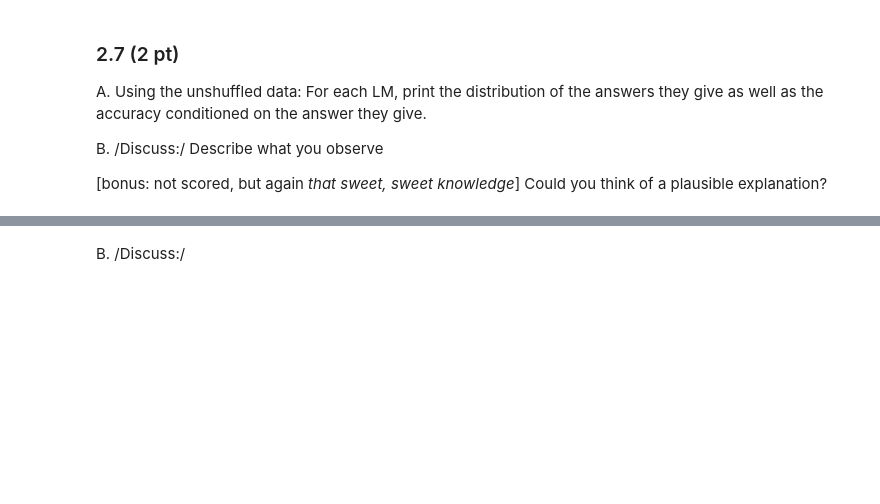
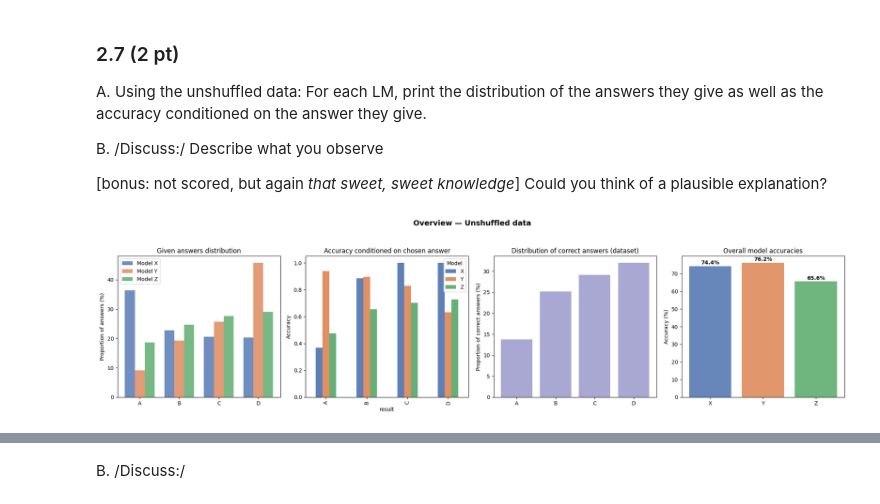
Before and after one commit to pepo040504/pepoblog, a Jupyter notebook: Homework/01_PROJECT_NEUTRALITY/analysis.ipynb, the cells around one changed output, grey strips where cells are left out. Saved outputs shown, nothing was run; the diff lists cells and outputs as text; code cells hidden in the pictures; blank space fills up the shorter version.

```diff
--- a/Homework/01_PROJECT_NEUTRALITY/analysis.ipynb
+++ b/Homework/01_PROJECT_NEUTRALITY/analysis.ipynb
@@ -298,4 +558,77 @@ B. /Discuss:/ Describe what you observe
 
 [bonus: not scored, but again _that sweet, sweet knowledge_] Could you think of a plausible explanation?
 # %%
-# A
+import pandas as pd
+import matplotlib.pyplot as plt
+import numpy as np
+
+# --- Carica dataset ---
+df = pd.read_csv("task_2/lm_scores_mmlu.csv")  # o lm_scores_mmlu_shuffle.csv
+title_prefix = "Unshuffled data"  # cambia in "Shuffled data" se serve
+
+# --- Crea figura con 4 sottografici orizzontali ---
+fig, axes = plt.subplots(1, 4, figsize=(20, 5))
+colors = ["#4c72b0", "#dd8452", "#55a868"]
+
+# =================================================================================
+# 1️⃣ DISTRIBUZIONE RISPOSTE DATE (COLONNE AFFIANCATE)
+# =================================================================================
+
+models = df["model_name"].unique()
+letters = ["A", "B", "C", "D"]
+bar_width = 0.25
+x = np.arange(len(letters))
+
+for i, model in enumerate(models):
+    # calcola proporzione risposte del modello
+    data = df[df["model_name"] == model]
+    prop = data["result"].value_counts(normalize=True).reindex(letters, fill_value=0) * 100
+    axes[0].bar(
+        x + i * bar_width,
+        prop.values,
+        width=bar_width,
+        label=f"Model {model}",
+        color=colors[i],
+        alpha=0.8,
+    )
+
+axes[0].set_xticks(x + bar_width)
+axes[0].set_xticklabels(letters)
+axes[0].set_ylabel("Proportion of answers (%)")
+axes[0].set_title("Given answers distribution")
+axes[0].legend()
+
+# =================================================================================
+# 2️⃣ ACCURATEZZA CONDIZIONATA ALL'OPZIONE SCELTA
+# =================================================================================
+acc_plot = df.groupby(["model_name", "result"])["correct"].mean().unstack()
+acc_plot = acc_plot.reindex(columns=letters)
+acc_plot.T.plot(kind="bar", ax=axes[1], color=colors, alpha=0.9)
+axes[1].set_title("Accuracy conditioned on chosen answer")
+axes[1].set_ylabel("Accuracy")
+axes[1].legend(title="Model")
+
+# =================================================================================
+# 3️⃣ DISTRIBUZIONE RISPOSTE CORRETTE NEL DATASET
+# =================================================================================
+prop_corr = df["answer"].value_counts(normalize=True).reindex(letters, fill_value=0) * 100
+axes[2].bar(letters, prop_corr.values, color="#9999cc", alpha=0.85)
+axes[2].set_title("Distribution of correct answers (dataset)")
+axes[2].set_ylabel("Proportion of correct answers (%)")
+
+# =================================================================================
+# 4️⃣ ACCURATEZZA COMPLESSIVA PER MODELLO
+# =================================================================================
+acc_total = df.groupby("model_name")["correct"].mean() * 100
+axes[3].bar(acc_total.index, acc_total.values, color=colors, alpha=0.85)
+for i, v in enumerate(acc_total.values):
+    axes[3].text(i, v + 1, f"{v:.1f}%", ha="center", fontweight="bold")
+axes[3].set_title("Overall model accuracies")
+axes[3].set_ylabel("Accuracy (%)")
+
+# =================================================================================
+plt.suptitle(f"Overview — {title_prefix}", fontsize=14, fontweight="bold", y=1.05)
+plt.tight_layout()
+plt.show()
+# %% [output]
+[figure, added]
```
Also changed, not shown: parts of 9 cells of this notebook.
